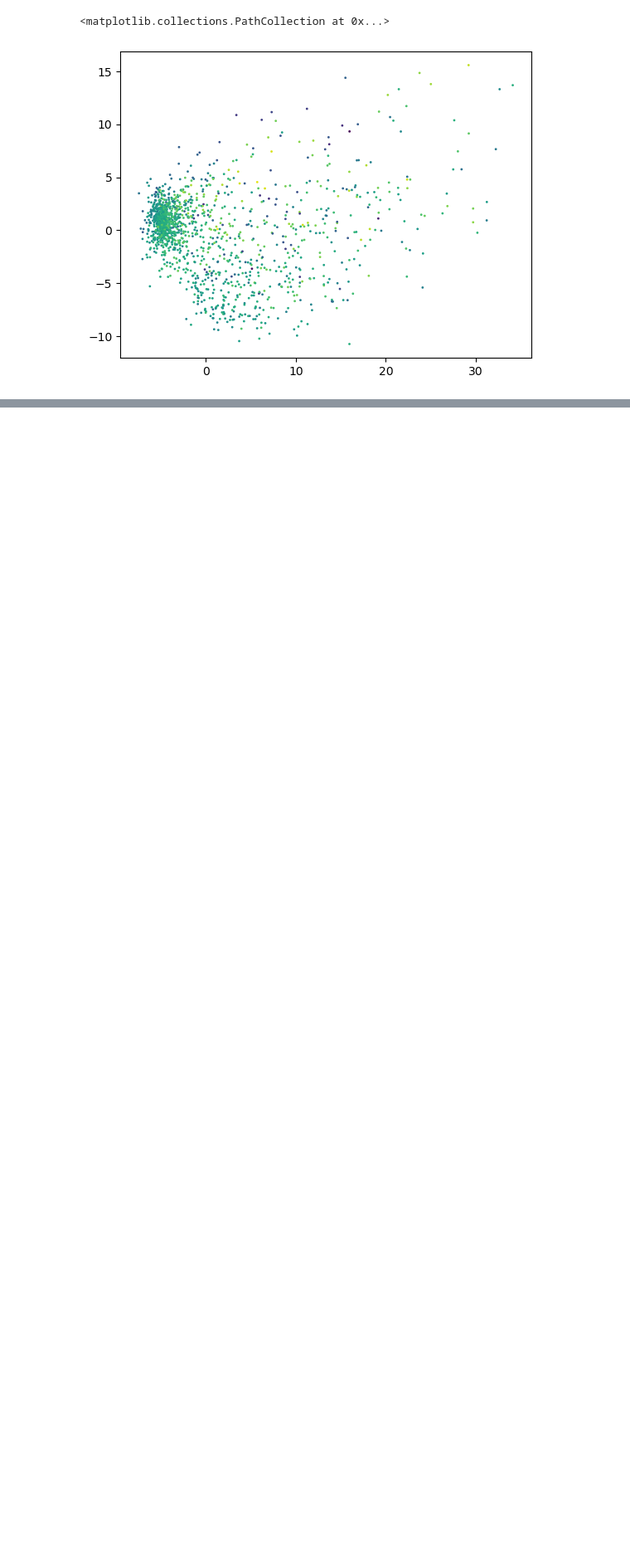
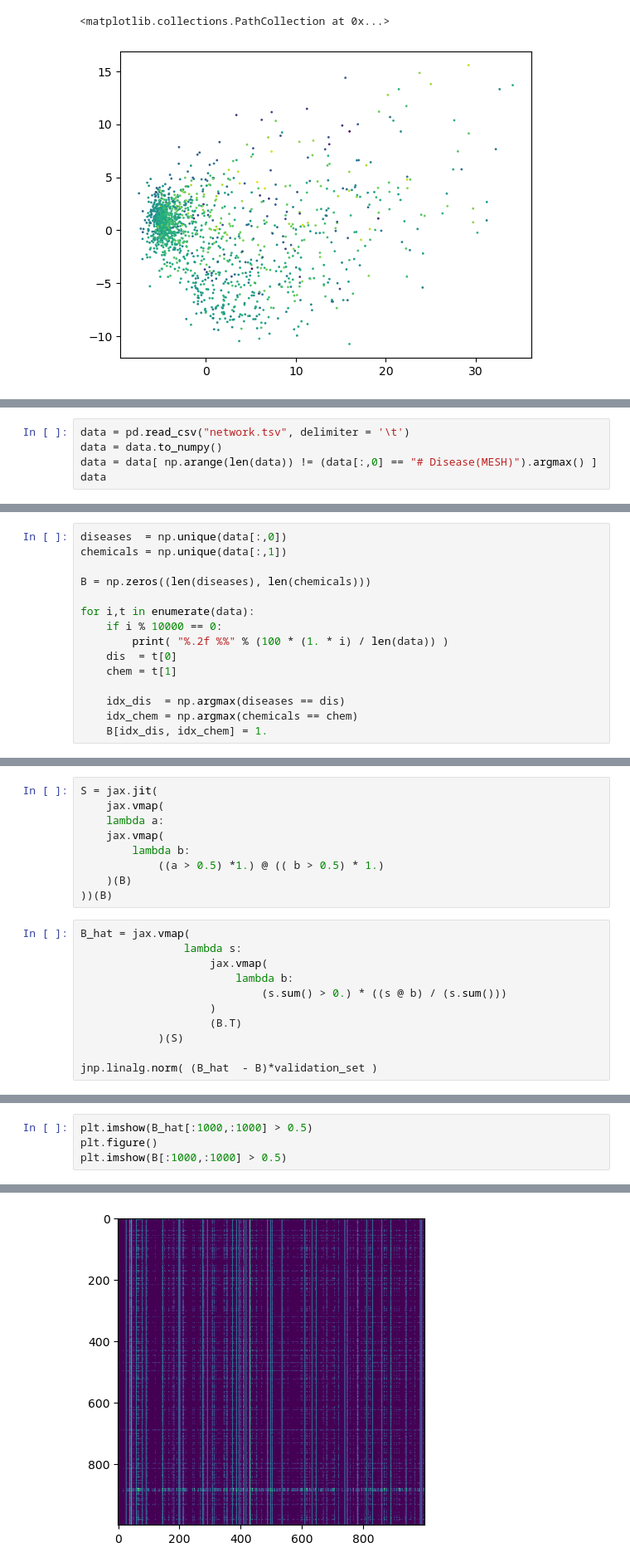
Before and after one commit to lucamuscarnera/ComplexNetworkProject, a Jupyter notebook: Diseases analysis probablity inference.ipynb, the cells around one changed output, grey strips where cells are left out. Shown: that part at 83% size. Saved outputs shown, nothing was run; the diff lists cells and outputs as text; blank space fills up the shorter version.

```diff
--- a/Diseases analysis probablity inference.ipynb
+++ b/Diseases analysis probablity inference.ipynb
@@ -205,0 +216,5 @@ predict_grad = jax.grad(predict)
+# %%
+data = pd.read_csv("network.tsv", delimiter = '\t')
+data = data.to_numpy()
+data = data[ np.arange(len(data)) != (data[:,0] == "# Disease(MESH)").argmax() ]
+data
@@ -205,0 +229,15 @@ predict_grad = jax.grad(predict)
+# %%
+diseases  = np.unique(data[:,0])
+chemicals = np.unique(data[:,1])
+
+B = np.zeros((len(diseases), len(chemicals)))
+
+for i,t in enumerate(data):
+    if i % 10000 == 0:
+        print( "%.2f %%" % (100 * (1. * i) / len(data)) )
+    dis  = t[0]
+    chem = t[1]
+
+    idx_dis  = np.argmax(diseases == dis)
+    idx_chem = np.argmax(chemicals == chem)
+    B[idx_dis, idx_chem] = 1.
@@ -205,0 +276,20 @@ predict_grad = jax.grad(predict)
+# %%
+S = jax.jit(
+    jax.vmap(
+    lambda a:
+    jax.vmap(
+        lambda b:
+            ((a > 0.5) *1.) @ (( b > 0.5) * 1.)
+    )(B)
+))(B)
+# %%
+B_hat = jax.vmap(
+                lambda s:
+                    jax.vmap(
+                        lambda b:
+                            (s.sum() > 0.) * ((s @ b) / (s.sum()))
+                    )
+                    (B.T)
+            )(S)
+
+jnp.linalg.norm( (B_hat  - B)*validation_set )
@@ -205,0 +298,5 @@ predict_grad = jax.grad(predict)
+# %%
+plt.imshow(B_hat[:1000,:1000] > 0.5)
+plt.figure()
+plt.imshow(B[:1000,:1000] > 0.5)
+# %% [output]
@@ -205,0 +304 @@ predict_grad = jax.grad(predict)
+[figure, added]
```
Also changed, not shown: parts of 26 cells of this notebook, 1 other file.
